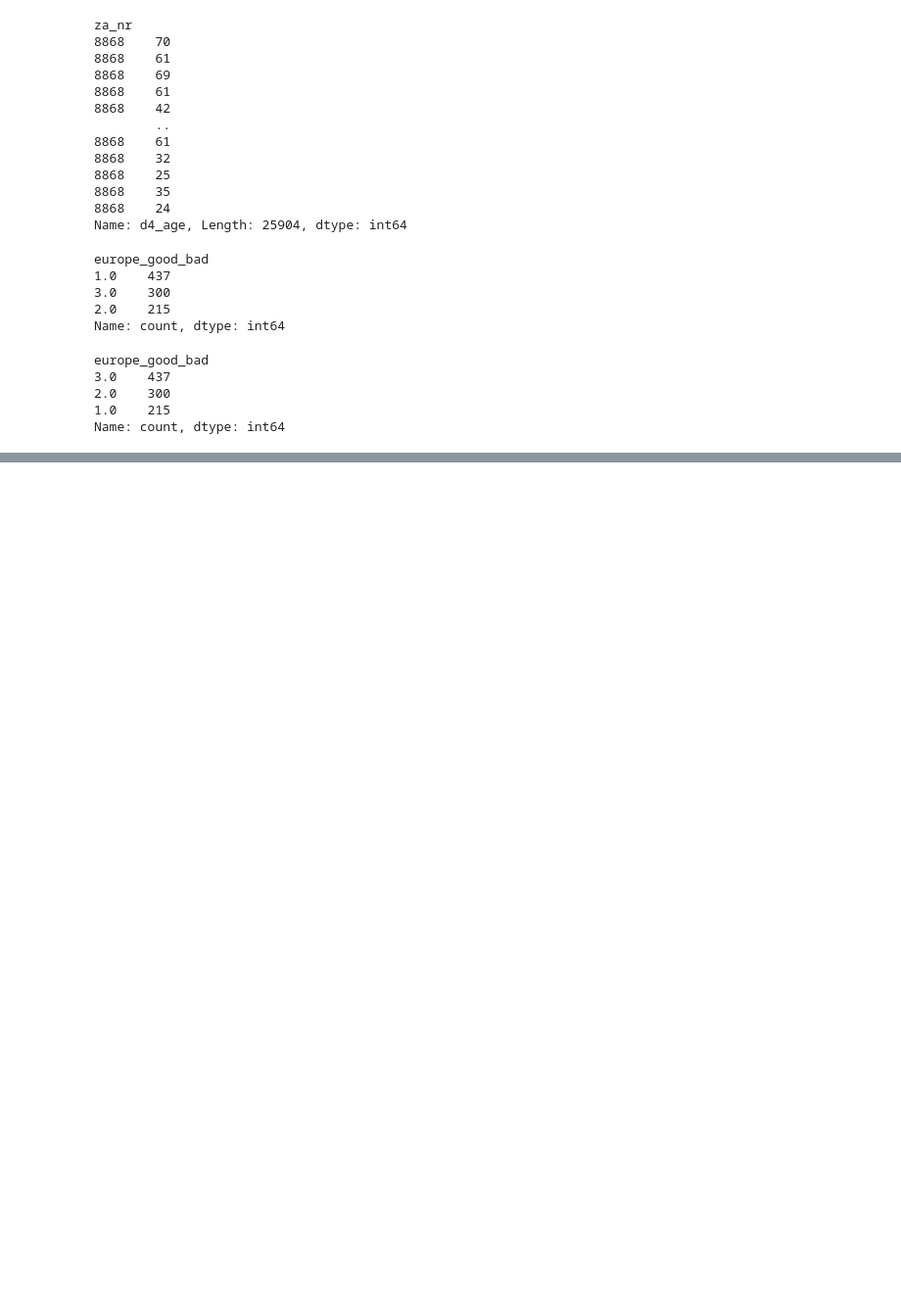
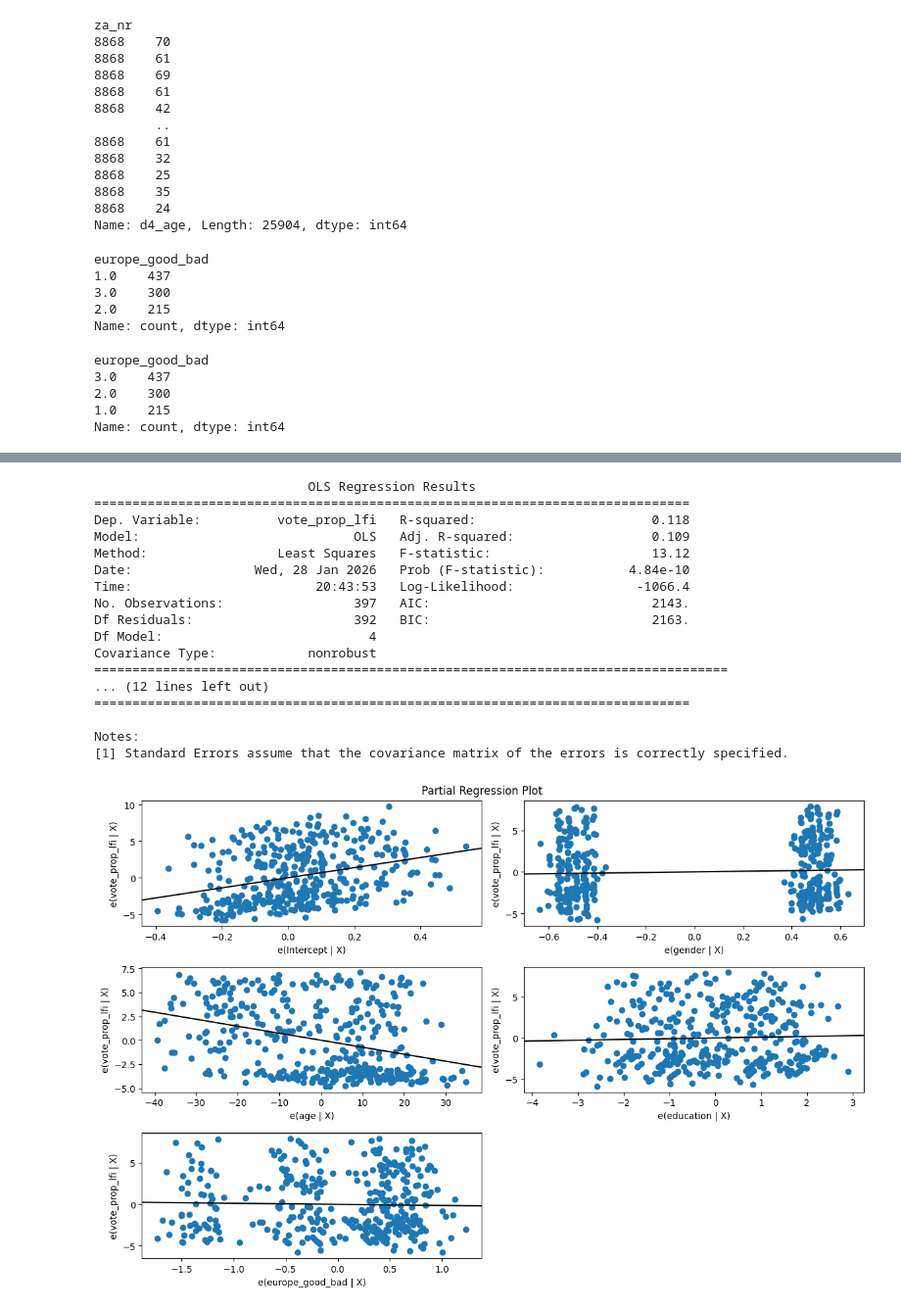
Before and after one commit to ametoGiscarddEstaing/data-science-stuff, a Jupyter notebook: EES.ipynb, the cells around one changed output, grey strips where cells are left out. Shown at 98% size. Saved outputs shown, nothing was run; the diff lists cells and outputs as text; code cells hidden in the pictures; blank space fills up the shorter version.

```diff
--- a/EES.ipynb
+++ b/EES.ipynb
@@ -105,0 +178,4 @@ print(model.summary())
+# %%
+df["climate"] = df["climate"].replace (old_sex, new_sex)
+# %%
+df["same_sex"] = df["same_sex"].replace (old_sex, new_sex)
@@ -106,2 +216,2 @@ print(model.summary())
 # %%
-df2 = df.copy()
+df2 = df[df["left_right" ]<= 5]
@@ -114,5 +226,3 @@ mask = df2['lfi_vote_prop'] = 0
 df2['age_cat'] = 0
 mask = df2['lfi_vote_prop'] = 0
 df2['age_cat'] = 0
-# %%
-df2["vote_prop_lfi_rec"] = pd.cut(df2["vote_prop_lfi"], bins=[0, 3, 5, 8, 10], labels=["Jamais (0)", "Peu probable (1-3)", "Possible (4-7) ", "Probable"])
@@ -145,8 +253,27 @@ sm.graphics.plot_partregress_grid(model, fig=fig)
 plt.savefig('europe.png', bbox_inches='tight')
 # %%
 my_formula = "vote_prop_lfi  ~  gender + age + education + self_europe + europe_good_bad"
-model = smf.ols(formula=my_formula, data=df).fit()
+model = smf.ols(formula=my_formula, data=df2).fit()
 print(model.summary())
 fig = plt.figure(figsize=(12,8))
 sm.graphics.plot_partregress_grid(model, fig=fig)
-plt.savefig('lfi.png', bbox_inches='tight')
+plt.savefig('lfi_europe_df2.png', bbox_inches='tight')
+# %% [output]
+                            OLS Regression Results
+==============================================================================
+Dep. Variable:          vote_prop_lfi   R-squared:                       0.118
+Model:                            OLS   Adj. R-squared:                  0.109
+Method:                 Least Squares   F-statistic:                     13.12
+Date:                Wed, 28 Jan 2026   Prob (F-statistic):           4.84e-10
+Time:                        20:43:53   Log-Likelihood:                -1066.4
+No. Observations:                 397   AIC:                             2143.
+Df Residuals:                     392   BIC:                             2163.
+Df Model:                           4
+Covariance Type:            nonrobust
+===================================================================================
+... (12 lines left out)
+==============================================================================
+
+Notes:
+[1] Standard Errors assume that the covariance matrix of the errors is correctly specified.
+[figure, added]
```
Also changed, not shown: parts of 42 cells of this notebook.
